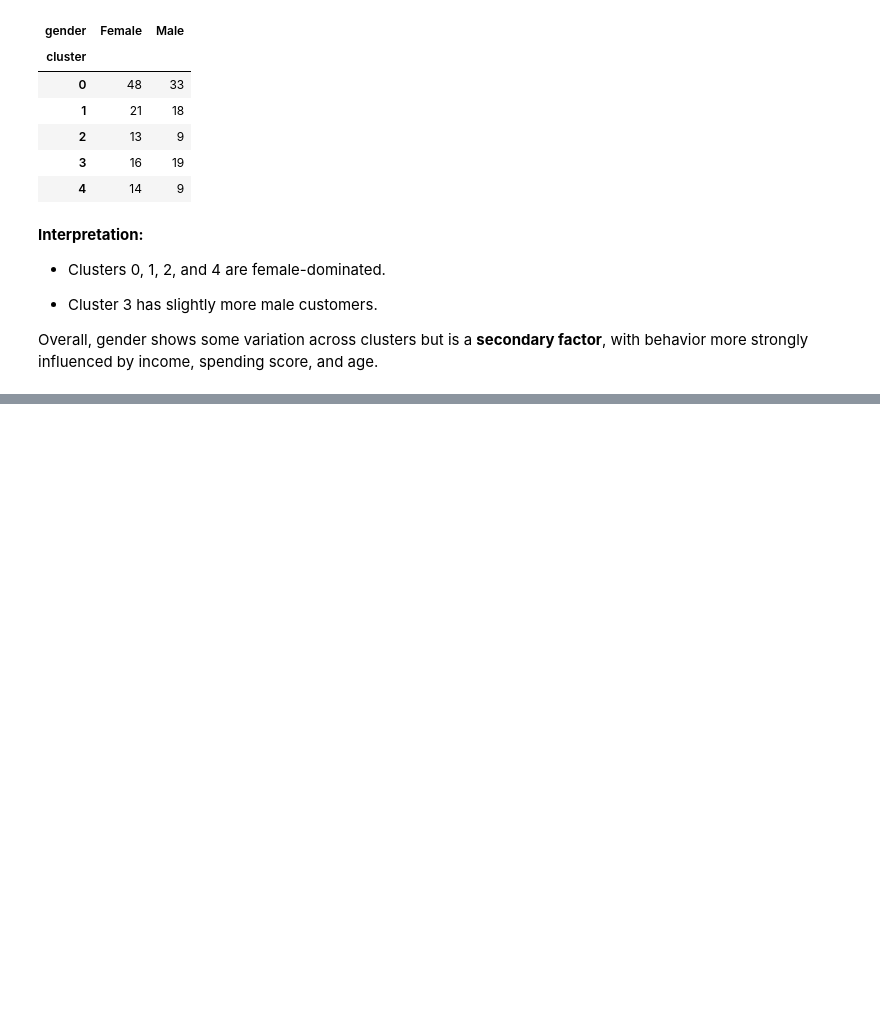
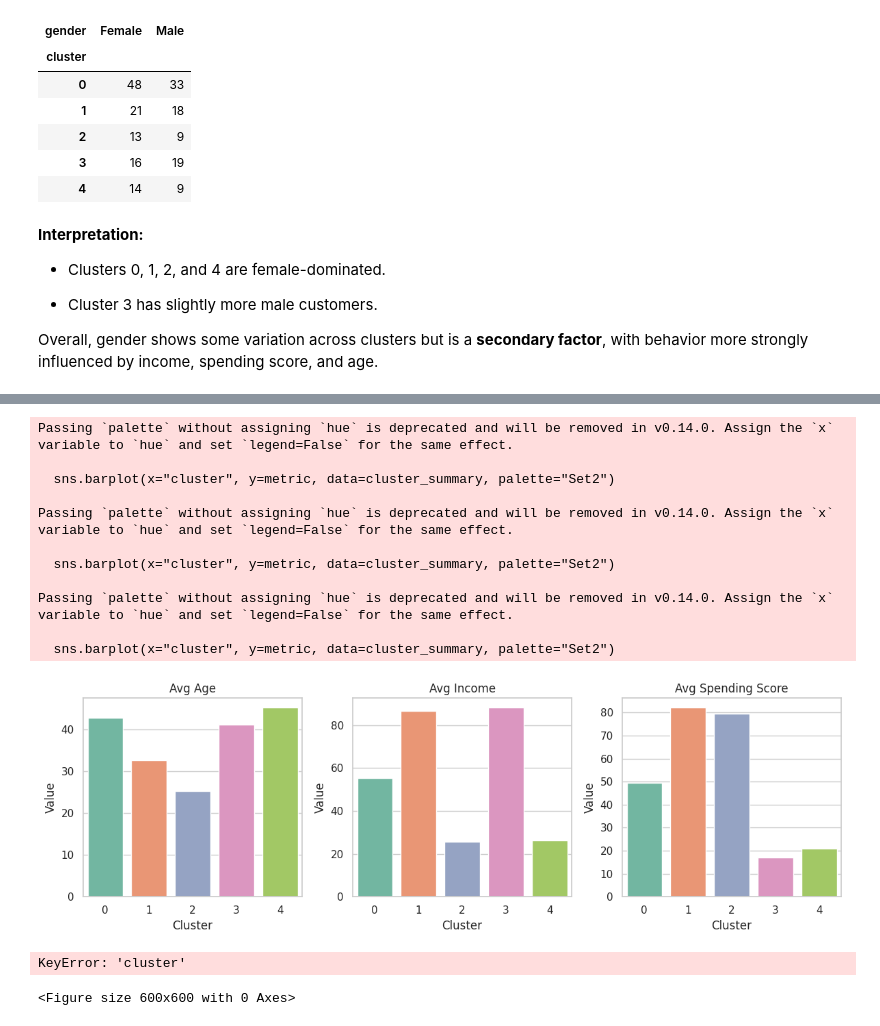
Before and after one commit to epythonlab2/AI_4_health, a Jupyter notebook: module_2_unsupervised_machine_learning.ipynb, the cells around one changed output, grey strips where cells are left out. Cells and saved outputs as stored; diff of their text form; code cells hidden in the pictures; blank space fills up the shorter version.

```diff
--- a/module_2_unsupervised_machine_learning.ipynb
+++ b/module_2_unsupervised_machine_learning.ipynb
@@ -1037,0 +1095,16 @@ Overall, gender shows some variation across clusters but is a **secondary factor
+# %%
+def interpret_cluster(row):
+    if row["avg_income"] > 80 and row["avg_spending_score"] > 70:
+        return "High-income, high-spending loyal customers"
+    elif row["avg_age"] < 30 and row["avg_spending_score"] > 65:
+        return "Young frequent spenders"
+    elif row["avg_income"] > 80 and row["avg_spending_score"] < 40:
+        return "High-income but low engagement customers"
+    else:
+        return "Moderate or mixed behavior customers"
+
+cluster_summary["interpretation"] = cluster_summary.apply(
+    interpret_cluster, axis=1
+)
+
+cluster_summary
@@ -1037,0 +1119,58 @@ Overall, gender shows some variation across clusters but is a **secondary factor
+# %%
+import pandas as pd
+import matplotlib.pyplot as plt
+import seaborn as sns
+
+sns.set(style="whitegrid")
+
+# Plotting numeric metrics
+metrics = ["avg_age", "avg_income", "avg_spending_score"]
+plt.figure(figsize=(12, 4))
+
+for i, metric in enumerate(metrics, 1):
+    plt.subplot(1, 3, i)
+    sns.barplot(x="cluster", y=metric, data=cluster_summary, palette="Set2")
+    plt.title(metric.replace("_", " ").title())
+    plt.xlabel("Cluster")
+    plt.ylabel("Value")
+
+plt.tight_layout()
+plt.show()
+# %% [output]
+Passing `palette` without assigning `hue` is deprecated and will be removed in v0.14.0. Assign the `x` variable to `hue` and set `legend=False` for the same effect.
+
+  sns.barplot(x="cluster", y=metric, data=cluster_summary, palette="Set2")
+
+Passing `palette` without assigning `hue` is deprecated and will be removed in v0.14.0. Assign the `x` variable to `hue` and set `legend=False` for the same effect.
+
+  sns.barplot(x="cluster", y=metric, data=cluster_summary, palette="Set2")
+
+Passing `palette` without assigning `hue` is deprecated and will be removed in v0.14.0. Assign the `x` variable to `hue` and set `legend=False` for the same effect.
+
+  sns.barplot(x="cluster", y=metric, data=cluster_summary, palette="Set2")
+[figure, added]
+# %%
+import numpy as np
+
+def radar_plot(cluster_summary):
+    categories = ["avg_age", "avg_income", "avg_spending_score"]
+    N = len(categories)
+
+    plt.figure(figsize=(6,6))
+
+    for idx, row in cluster_summary.iterrows():
+        values = row[categories].values
+        values = np.append(values, values[0])  # close the loop
+        angles = np.linspace(0, 2 * np.pi, N, endpoint=False)
+        angles = np.append(angles, angles[0])
+        plt.polar(angles, values, marker='o', label=f'Cluster {int(row["cluster"])}')
+
+    plt.xticks(angles[:-1], [c.replace("_"," ").title() for c in categories])
+    plt.title("Cluster Profiles Radar Plot")
+    plt.legend(loc="upper right")
+    plt.show()
+
+radar_plot(cluster_summary)
+# %% [output]
+KeyError: 'cluster'
+<Figure size 600x600 with 0 Axes>
```
Also changed, not shown: parts of 5 cells of this notebook.
